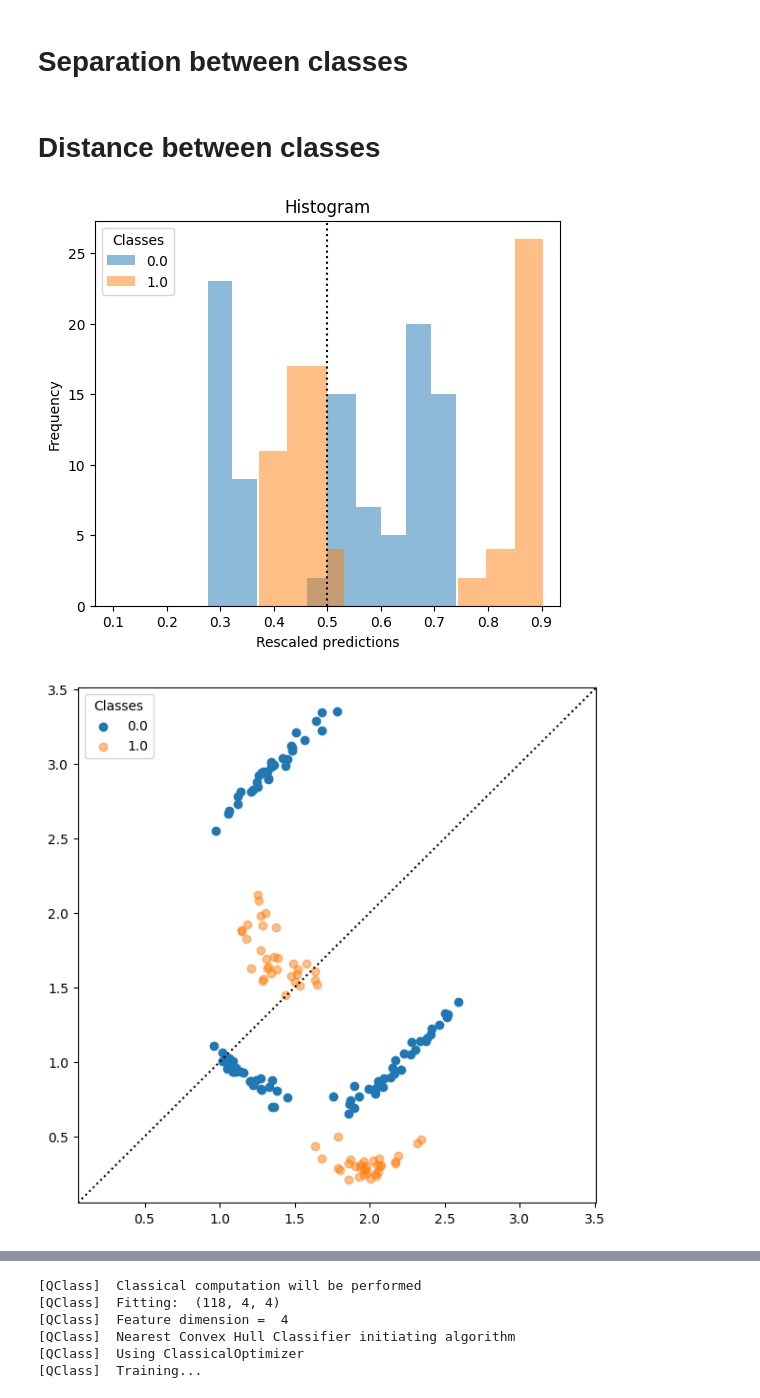
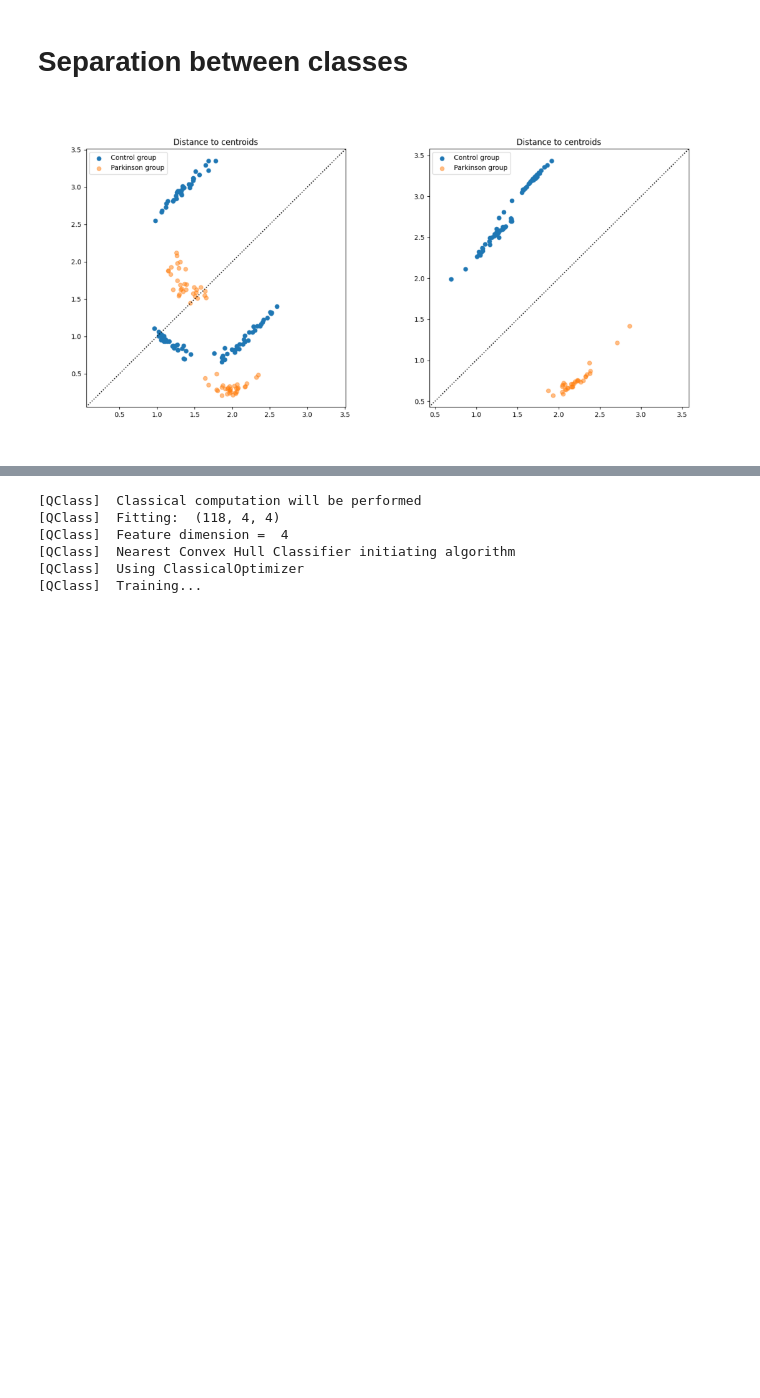
Before and after one commit to jiggychauhi/QC-Gait-Analysis, a Jupyter notebook: notebook_clean.ipynb, the cells around one changed output, grey strips where cells are left out. Drawn from its saved outputs; the diff is of its cells as text; code cells hidden in the pictures; blank space fills up the shorter version.

```diff
--- a/notebook_clean.ipynb
+++ b/notebook_clean.ipynb
@@ -88,6 +90,7 @@ plt.show()
 [figure]
 # %%
 fig, axes = plt.subplots(1, 2, figsize=(2 * 1.5, 2 * 1.5))
+ax.set_title("Mean covariances 3x3")
 sf = CSP(nfilter=3, log=False)
 X3x3 = sf.fit(X, y).transform(X)
 c_meancov = mean_covariance(X3x3[:c_len], metric=metric)
@@ -95,7 +98,9 @@ pk_meancov = mean_covariance(X3x3[c_len:], metric=metric)
 vmin = min(c_meancov.min(), pk_meancov.min())
 vmax = min(c_meancov.max(), pk_meancov.max())
 axes[0].imshow(c_meancov, cmap='coolwarm', vmin=vmin, vmax=vmax)
+axes[0].set_title("Control group")
 axes[1].imshow(pk_meancov, cmap='coolwarm', vmin=vmin, vmax=vmax)
+axes[1].set_title("Parkinson group")
 
 plt.tight_layout()
 plt.show()
@@ -104,6 +109,7 @@ plt.show()
 # %%
 labels = np.array([''] * len(y))
-labels[y == 0] = 'c'
-labels[y == 1] = 'pk'
-plot_manifold(X2x2, labels, False)
+labels[y == 0] = 'Control group'
+labels[y == 1] = 'Parkinson group'
+fig = plot_manifold(X2x2, labels, False)
+fig.axes[0].set_title('3d cone of 2x2 covariance matrices')
 # %% [output]
@@ -357,5 +364,3 @@ leg.legend_handles[2].set_color('red')
 [figure]
 # %% [markdown]
 # Separation between classes
-# %% [markdown]
-# Distance between classes
@@ -362,8 +406,16 @@ leg.legend_handles[2].set_color('red')
 # %%
-# Use mdm to get the distances between the classes (worst split)
+# Use mdm to get the distances between the classes
+## best split
 dists = pipe_mdm.fit(X_train, y_train).transform(X_test)
-plot_biscatter(dists, y_test)
-plot_bihist(dists, y_test)
+fig1 = plot_biscatter(dists, y_test)
+fig1.axes[0].set_title('Distance to centroids')
+fig1.axes[0].legend(['Control group', 'Parkinson group'])
+
+dists_best = pipe_mdm.fit(X_train_best, y_train_best).transform(X_test_best)
+fig2 = plot_biscatter(dists_best, y_test_best)
+fig2.axes[0].set_title('Distance to centroids')
+fig2.axes[0].legend(['Control group', 'Parkinson group'])
+
+fig = merge_2axes(fig1, fig2)
 # %% [output]
-[figure, old version]
+[figure, new version]
-[figure, removed]
```
Also changed, not shown: parts of 15 cells of this notebook.
